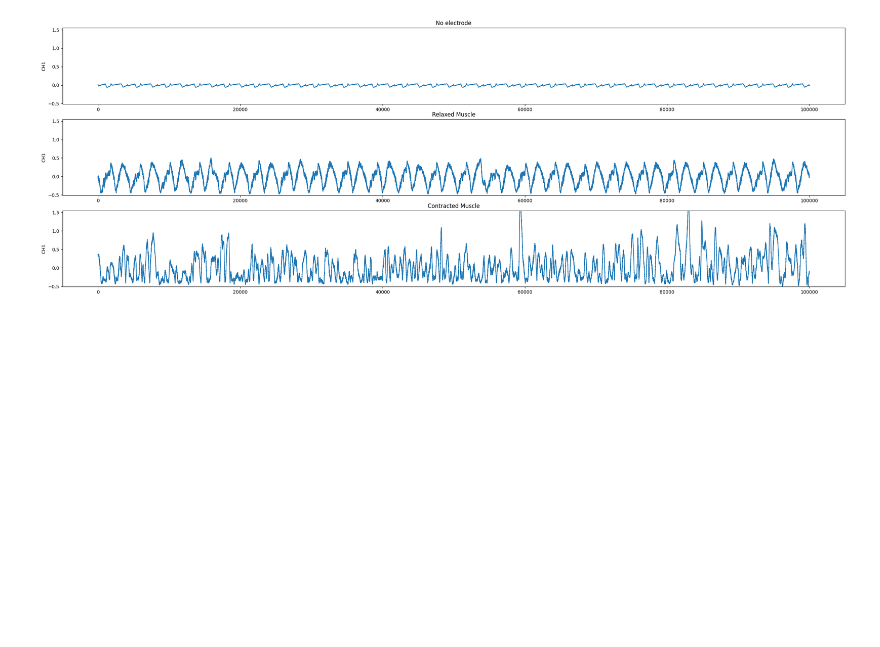
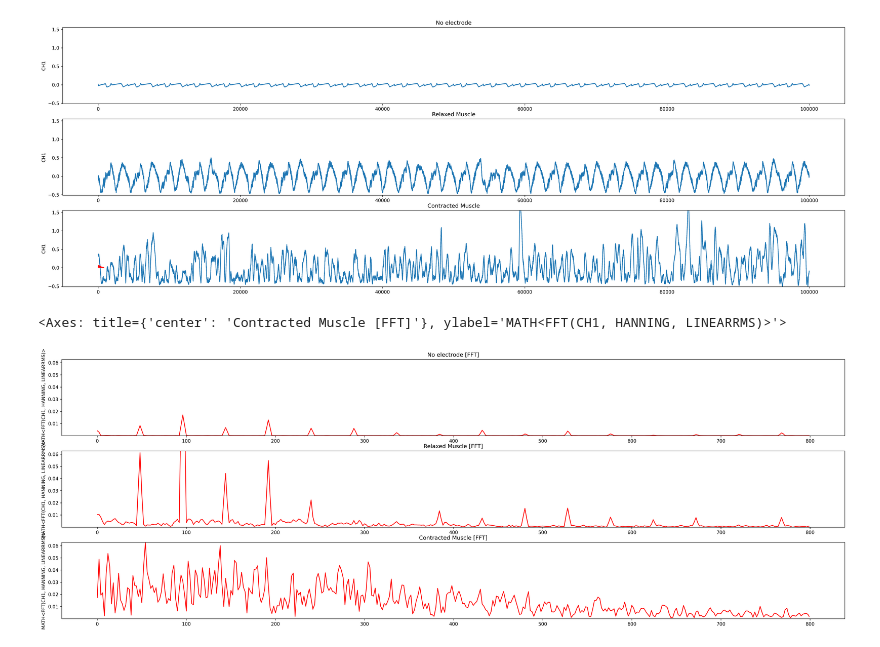
Before and after one commit to Beloin/TCCEMG, a Jupyter notebook: EDA/eda.ipynb, the cells around one changed output. Drawn from its saved outputs; the diff is of its cells as text; code cells hidden in the pictures; blank space fills up the shorter version.

Commit message:
Added FFT images

```diff
--- a/EDA/eda.ipynb
+++ b/EDA/eda.ipynb
@@ -4,6 +4,8 @@ import seaborn as sbn
 import matplotlib.pyplot as plt
 
 import matplotlib as mpl
+# %%
+mpl.rcParams['figure.dpi'] = 300
 # %%
 base = pd.read_csv("./emg_hand_raw_data/Sem eletrodos/tek0000ALL.csv", skiprows=20)
 base.info()
@@ -113,5 +115,32 @@ sbn.lineplot(contracted.CH1, ax=ax2)
 # %% [output]
 <Axes: title={'center': 'Contracted Muscle'}, ylabel='CH1'>
 [figure]
+# %%
+fig, (ax0, ax1, ax2) = plt.subplots(3, 1)
+fig.set_size_inches((30,10))
+
+fft_name = "MATH<FFT(CH1, HANNING, LINEARRMS)>"
+
+max_amp = max(contracted[fft_name])
+min_amp = min(contracted[fft_name])
+
+limits = (min_amp, max_amp)
+
+ax0.set_title("No electrode [FFT]")
+ax0.set_ylim(limits)
+sbn.lineplot(base[fft_name][:800], color='red', ax=ax0)
+
+ax1.set_title("Relaxed Muscle [FFT]")
+ax1.set_ylim(limits)
+sbn.lineplot(relaxed[fft_name][:800], color='red', ax=ax1)
+
+
+ax2.set_title("Contracted Muscle [FFT]")
+ax2.set_ylim(limits)
+ax2.set_ylabel("Amplitude")
+sbn.lineplot(contracted[fft_name][:800], color='red', ax=ax2)
+# %% [output]
+<Axes: title={'center': 'Contracted Muscle [FFT]'}, ylabel='MATH<FFT(CH1, HANNING, LINEARRMS)>'>
+[figure, added]
 # %%
 # https://docs.scipy.org/doc/scipy/tutorial/fft.html
```
